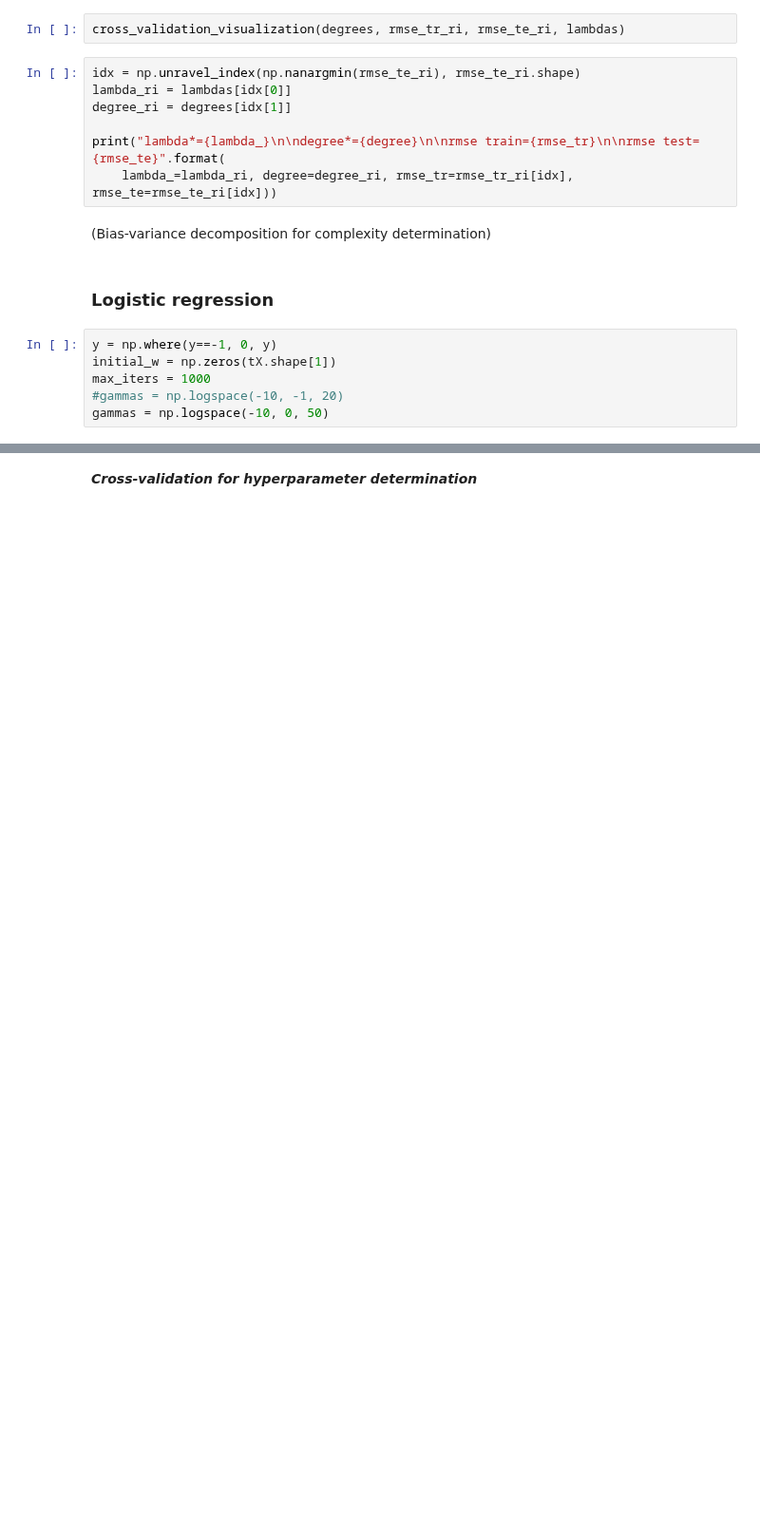
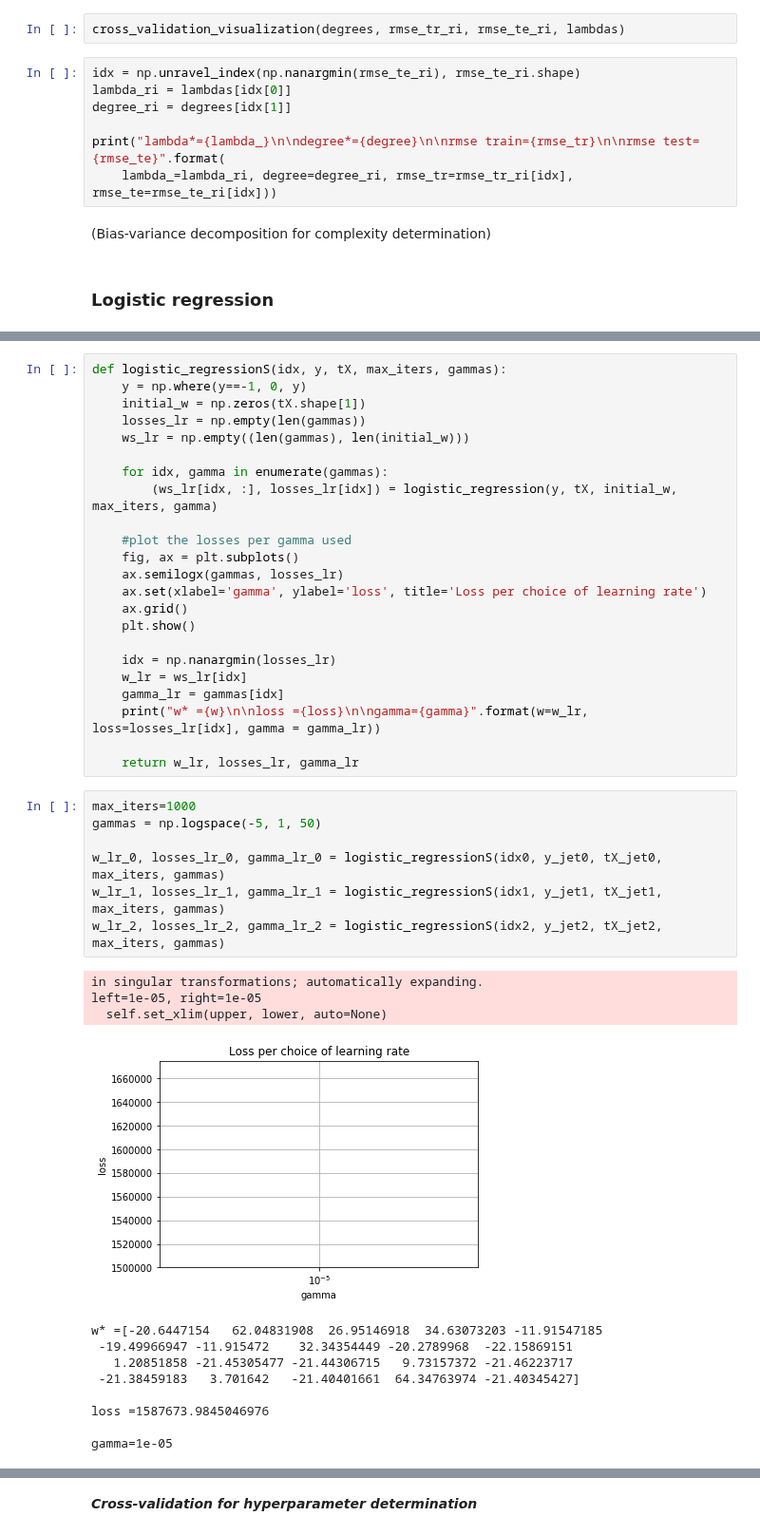
Before and after one commit to cschneuw/Machine-learning-Project-2019, a Jupyter notebook: scripts/project1.ipynb, the cells around one changed output, grey strips where cells are left out. Shown at 95% size. Cells and saved outputs as stored; diff of their text form; blank space fills up the shorter version.

Commit message:
Modif of logistic regression and pre-processing

```diff
--- a/scripts/project1.ipynb
+++ b/scripts/project1.ipynb
@@ -293,9 +302,3 @@ print("lambda*={lambda_}\n\ndegree*={degree}\n\nrmse train={rmse_tr}\n\nrmse tes
 (Bias-variance decomposition for complexity determination)
 # %% [markdown]
 ### Logistic regression
-# %%
-y = np.where(y==-1, 0, y)
-initial_w = np.zeros(tX.shape[1])
-max_iters = 1000
-#gammas = np.logspace(-10, -1, 20)
-gammas = np.logspace(-10, 0, 50)
@@ -340,0 +309,43 @@ gamma=1.5998587196060573e-10
+# %%
+def logistic_regressionS(idx, y, tX, max_iters, gammas):
+    y = np.where(y==-1, 0, y)
+    initial_w = np.zeros(tX.shape[1])
+    losses_lr = np.empty(len(gammas))
+    ws_lr = np.empty((len(gammas), len(initial_w)))
+
+    for idx, gamma in enumerate(gammas):
+        (ws_lr[idx, :], losses_lr[idx]) = logistic_regression(y, tX, initial_w, max_iters, gamma)
+
+    #plot the losses per gamma used
+    fig, ax = plt.subplots()
+    ax.semilogx(gammas, losses_lr)
+    ax.set(xlabel='gamma', ylabel='loss', title='Loss per choice of learning rate')
+    ax.grid()
+    plt.show()
+
+    idx = np.nanargmin(losses_lr)
+    w_lr = ws_lr[idx]
+    gamma_lr = gammas[idx]
+    print("w* ={w}\n\nloss ={loss}\n\ngamma={gamma}".format(w=w_lr, loss=losses_lr[idx], gamma = gamma_lr))
+
+    return w_lr, losses_lr, gamma_lr
+# %%
+max_iters=1000
+gammas = np.logspace(-5, 1, 50)
+
+w_lr_0, losses_lr_0, gamma_lr_0 = logistic_regressionS(idx0, y_jet0, tX_jet0, max_iters, gammas)
+w_lr_1, losses_lr_1, gamma_lr_1 = logistic_regressionS(idx1, y_jet1, tX_jet1, max_iters, gammas)
+w_lr_2, losses_lr_2, gamma_lr_2 = logistic_regressionS(idx2, y_jet2, tX_jet2, max_iters, gammas)
+# %% [output]
+in singular transformations; automatically expanding.
+left=1e-05, right=1e-05
+  self.set_xlim(upper, lower, auto=None)
+[figure, added]
+w* =[-20.6447154   62.04831908  26.95146918  34.63073203 -11.91547185
+ -19.49966947 -11.915472    32.34354449 -20.2789968  -22.15869151
+   1.20851858 -21.45305477 -21.44306715   9.73157372 -21.46223717
+ -21.38459183   3.701642   -21.40401661  64.34763974 -21.40345427]
+
+loss =1587673.9845046976
+
+gamma=1e-05
```
Also changed, not shown: parts of 19 cells of this notebook, 1 other file.
